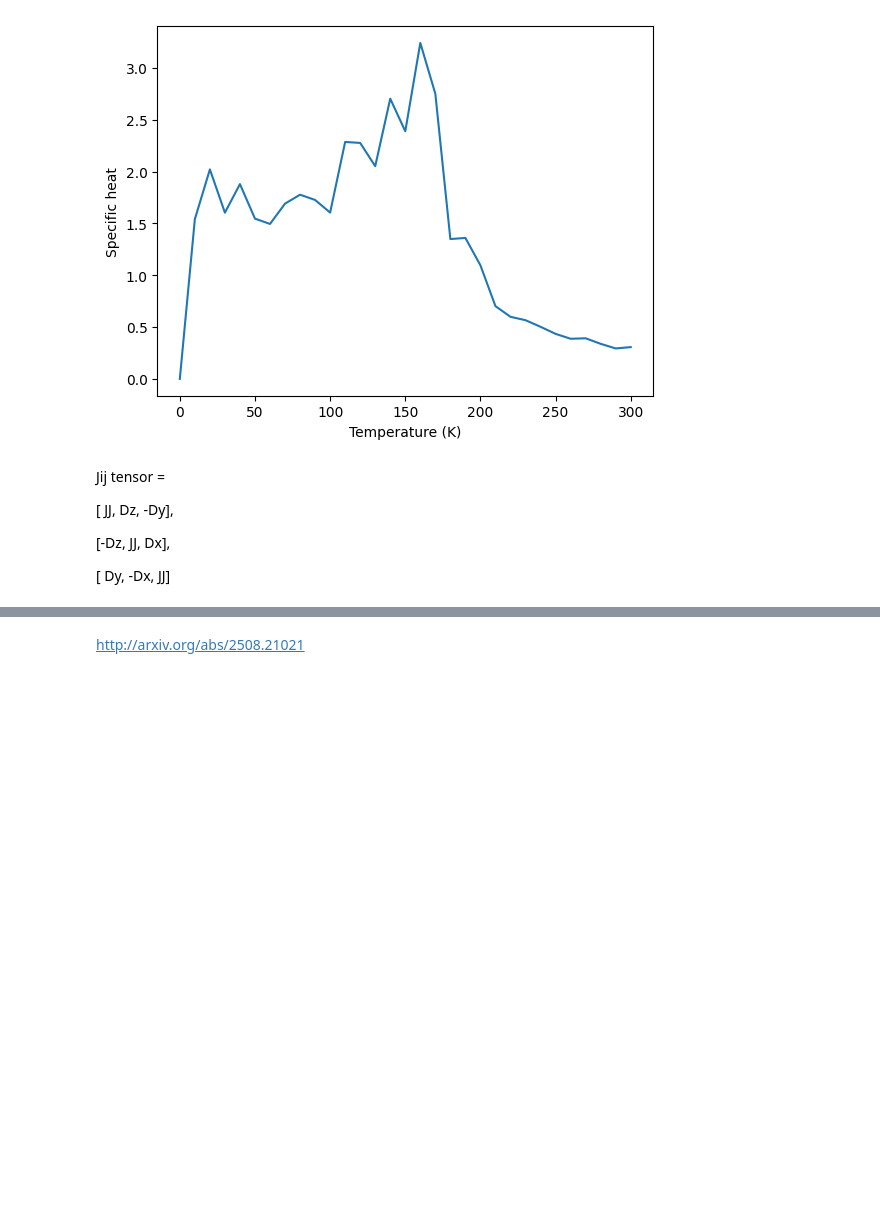
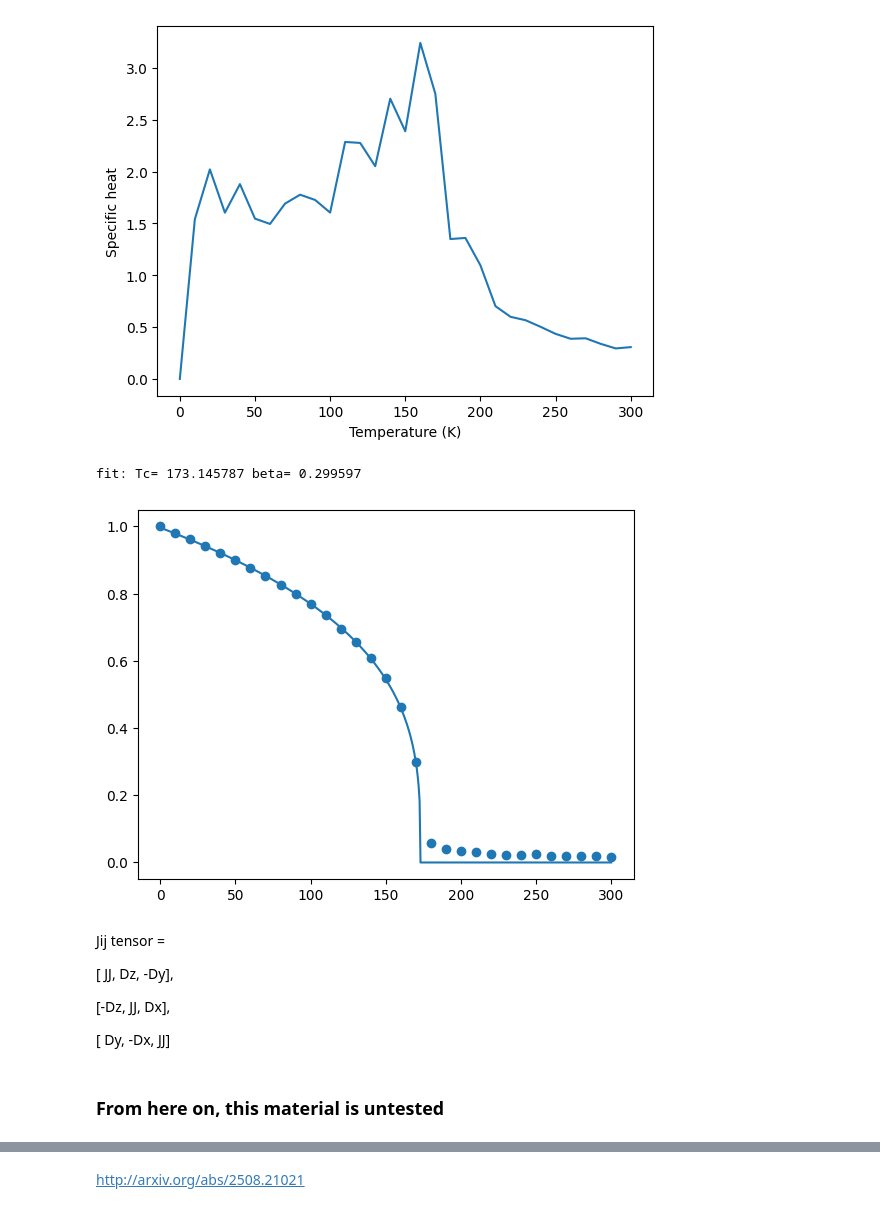
Before and after one commit to flavianojs/spindynamics_hands-on, a Jupyter notebook: Hands_on_dinâmica_de_spin.ipynb, the cells around one changed output, grey strips where cells are left out. Cells and saved outputs as stored; diff of their text form; code cells hidden in the pictures; blank space fills up the shorter version.

```diff
--- a/Hands_on_dinâmica_de_spin.ipynb
+++ b/Hands_on_dinâmica_de_spin.ipynb
@@ -801,6 +812,33 @@ plt.show()
 [figure]
 [figure]
 [figure]
+# %%
+import scipy
+
+def mag(T, Tc, beta, C):
+   if T>=Tc:
+      mag = 0.0
+   else:
+      mag = ( 1.0 - T/Tc )**beta * C
+
+   return mag
+
+magv = np.vectorize(mag)
+
+xs_fit = np.linspace(temperatures[0], temperatures[-1], 500, endpoint=True)
+
+result = scipy.optimize.curve_fit(magv, temperatures, magnetization, p0=(200.0, 0.5, 0.1))
+Tc = result[0][0]
+beta = result[0][1]
+C = result[0][2]
+print(f"fit: Tc= {Tc:f} beta= {beta:f} \n")
+
+base_line, = plt.plot(temperatures, magnetization, 'o')
+
+_ = plt.plot(xs_fit, magv(xs_fit, Tc, beta, C), '-', c=base_line.get_color())
+# %% [output]
+fit: Tc= 173.145787 beta= 0.299597
+[figure, added]
 # %% [markdown]
 Jij tensor =
 
@@ -809,6 +847,8 @@ Jij tensor =
 [-Dz,  JJ,  Dx],
 
 [ Dy, -Dx,  JJ]
+# %% [markdown]
+### From here on, this material is untested
 # %%
 from subprocess import run
 
```
Also changed, not shown: parts of 16 cells of this notebook.
